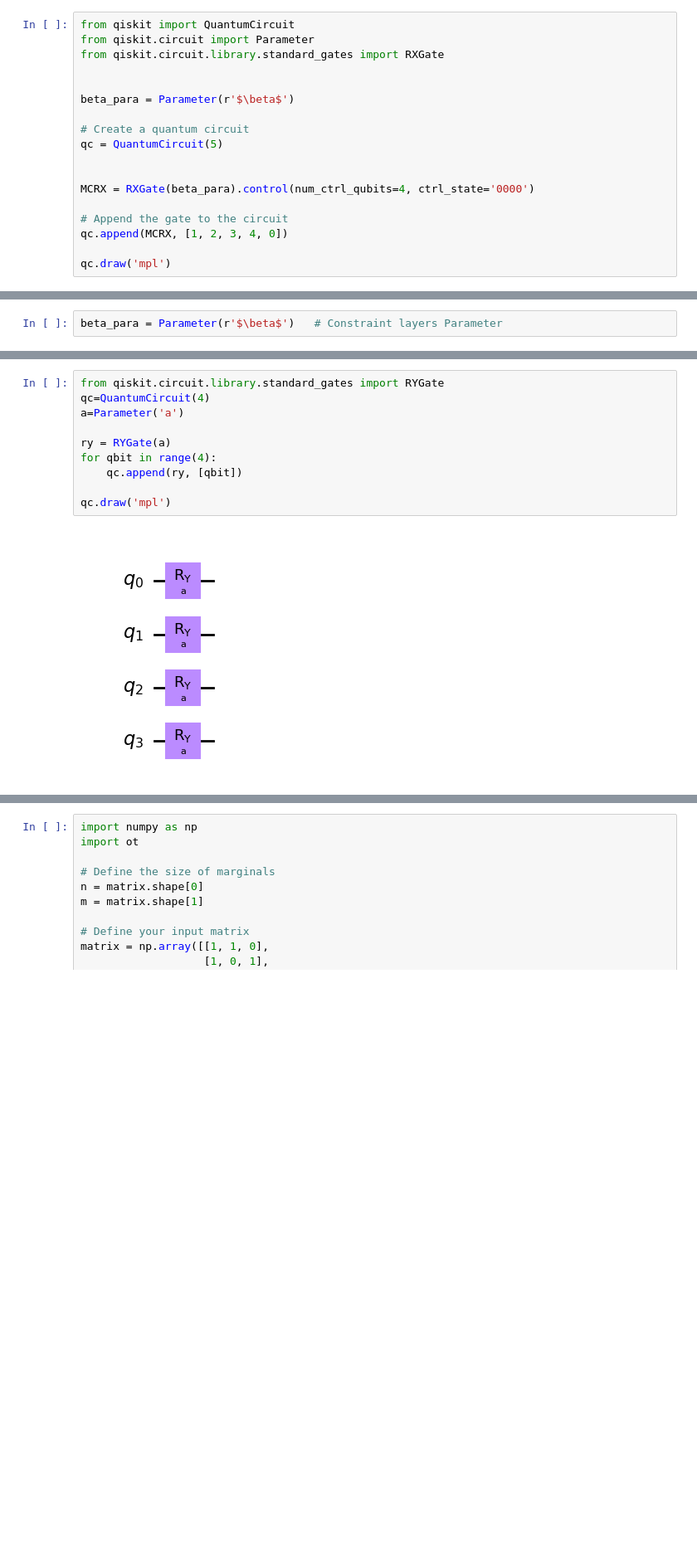
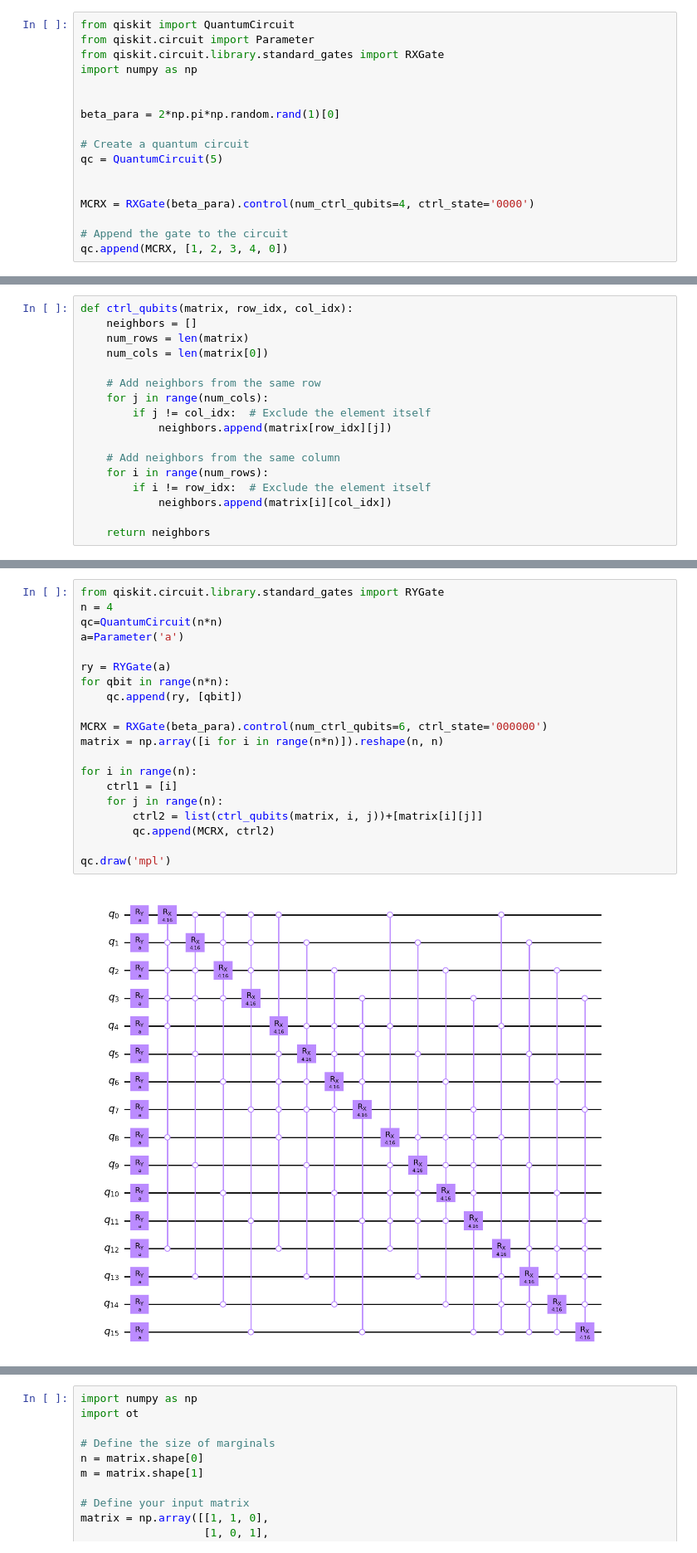
Before and after one commit to Sajjad-Ahmad-phy/A-Quantum-Neural-Network-for-Quadratic-Assignment-Problems, a Jupyter notebook: Not_MCRX.ipynb, the cells around one changed output, grey strips where cells are left out. Shown at 83% size. Cells and saved outputs as stored; diff of their text form; blank space fills up the shorter version.

```diff
--- a/Not_MCRX.ipynb
+++ b/Not_MCRX.ipynb
@@ -11,9 +11,10 @@ qc.draw('mpl')
 from qiskit import QuantumCircuit
 from qiskit.circuit import Parameter
 from qiskit.circuit.library.standard_gates import RXGate
+import numpy as np
 
 
-beta_para = Parameter(r'$\beta$')
+beta_para = 2*np.pi*np.random.rand(1)[0]
 
 # Create a quantum circuit
 qc = QuantumCircuit(5)
@@ -23,6 +24,4 @@ MCRX = RXGate(beta_para).control(num_ctrl_qubits=4, ctrl_state='0000')
 
 # Append the gate to the circuit
 qc.append(MCRX, [1, 2, 3, 4, 0])
-
-qc.draw('mpl')
 # %% [output]
@@ -66,2 +29,17 @@ TypeError: mcrx() takes from 4 to 5 positional arguments but 6 were given
-# %%
-beta_para = Parameter(r'$\beta$')   # Constraint layers Parameter
+# %%
+def ctrl_qubits(matrix, row_idx, col_idx):
+    neighbors = []
+    num_rows = len(matrix)
+    num_cols = len(matrix[0])
+
+    # Add neighbors from the same row
+    for j in range(num_cols):
+        if j != col_idx:  # Exclude the element itself
+            neighbors.append(matrix[row_idx][j])
+
+    # Add neighbors from the same column
+    for i in range(num_rows):
+        if i != row_idx:  # Exclude the element itself
+            neighbors.append(matrix[i][col_idx])
+
+    return neighbors
@@ -68,12 +63,22 @@ beta_para = Parameter(r'$\beta$')   # Constraint layers Parameter
 # %%
 from qiskit.circuit.library.standard_gates import RYGate
-qc=QuantumCircuit(4)
+n = 4
+qc=QuantumCircuit(n*n)
 a=Parameter('a')
 
 ry = RYGate(a)
-for qbit in range(4):
+for qbit in range(n*n):
     qc.append(ry, [qbit])
 
+MCRX = RXGate(beta_para).control(num_ctrl_qubits=6, ctrl_state='000000')
+matrix = np.array([i for i in range(n*n)]).reshape(n, n)
+
+for i in range(n):
+    ctrl1 = [i]
+    for j in range(n):
+        ctrl2 = list(ctrl_qubits(matrix, i, j))+[matrix[i][j]]
+        qc.append(MCRX, ctrl2)
+
 qc.draw('mpl')
 # %% [output]
-[figure, old version]
+[figure, new version]
```
Also changed, not shown: parts of 4 cells of this notebook, 3 other files.
